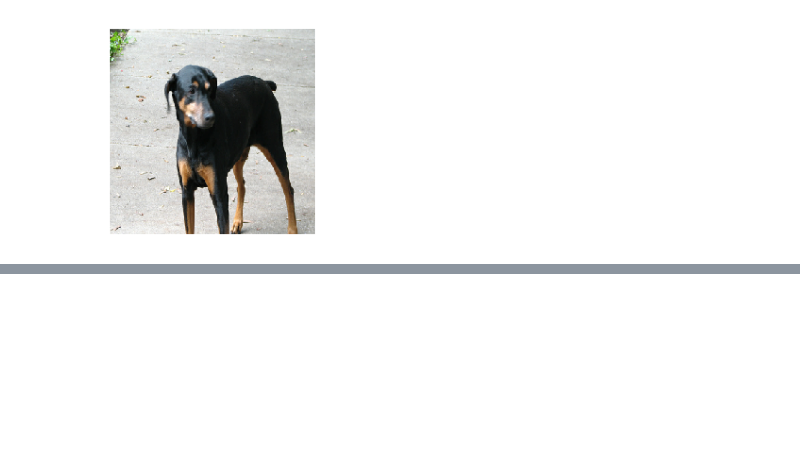
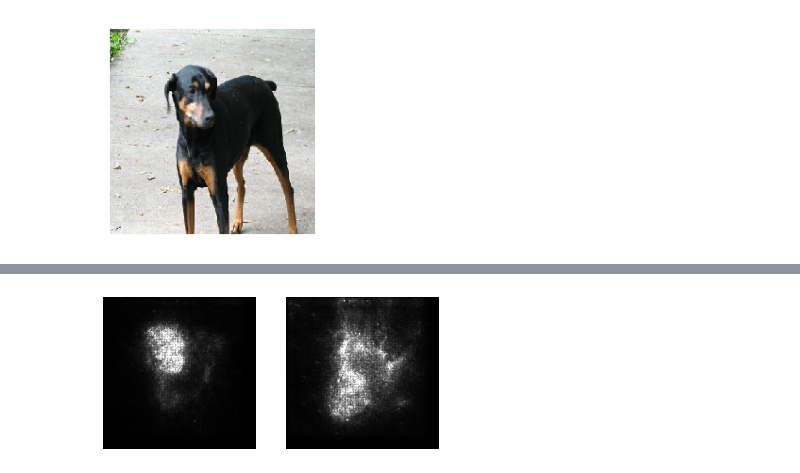
Before and after one commit to aboggust/interpretability-methods, a Jupyter notebook: interpretability_examples.ipynb, the cells around one changed output, grey strips where cells are left out. Cells and saved outputs as stored; diff of their text form; code cells hidden in the pictures; blank space fills up the shorter version.

```diff
--- a/interpretability_examples.ipynb
+++ b/interpretability_examples.ipynb
@@ -66,0 +65,5 @@ mask = visualize_mask(gradients)
+# %%
+vanilla_gradient_smoothgrad_masks = vanilla_gradients.get_smoothgrad_masks(input_batch)
+visualize_masks(vanilla_gradient_smoothgrad_masks)
+# %% [output]
+[figure, added]
```
Also changed, not shown: parts of 6 cells of this notebook, 4 other files.
